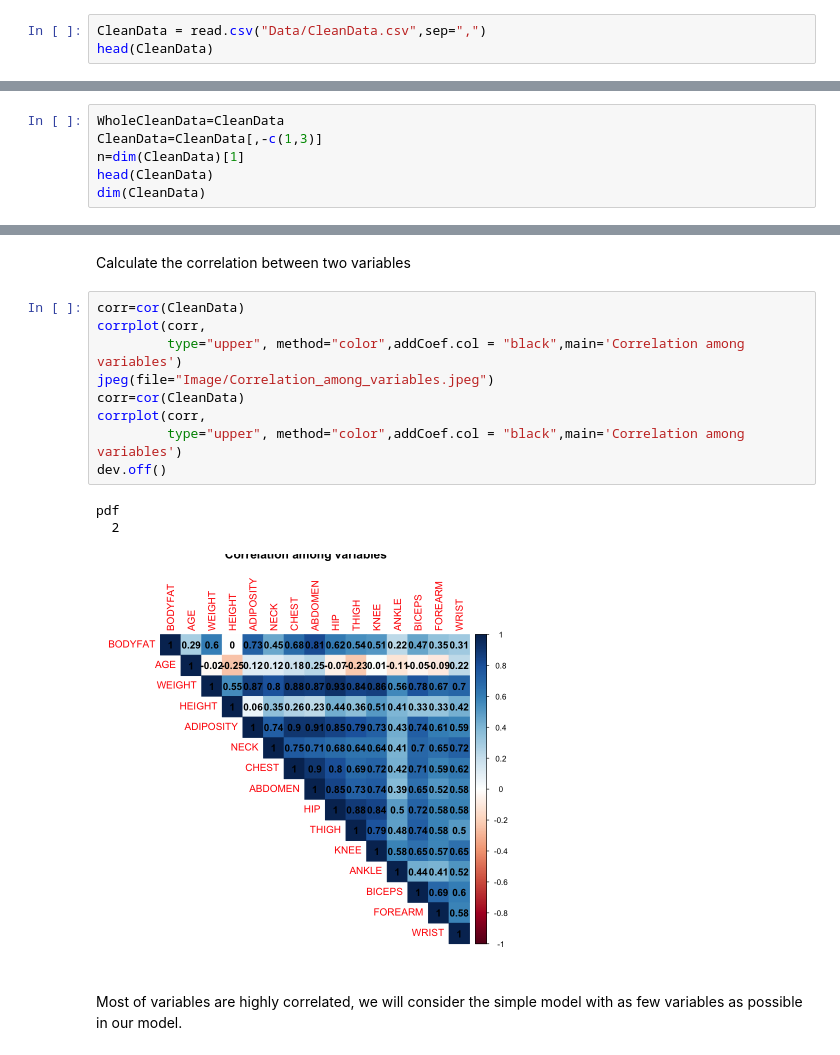
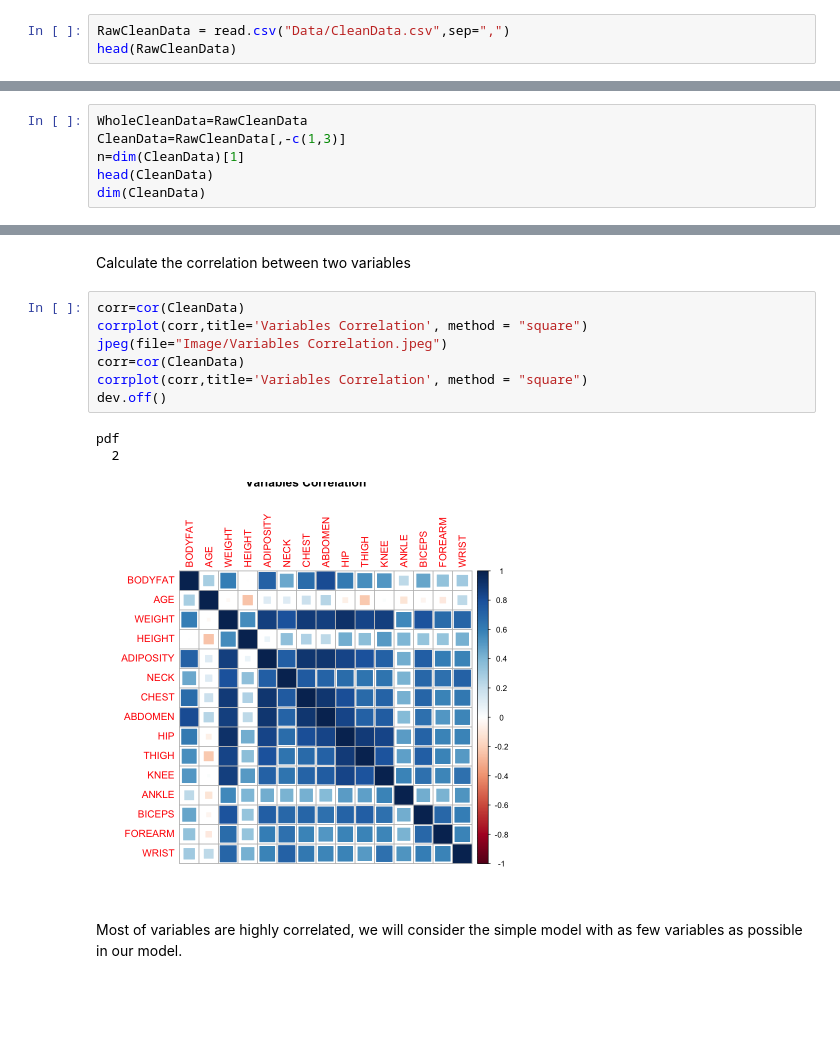
Before and after one commit to heitinamoranika/Module_2, a Jupyter notebook: Code/Module_2.ipynb, the cells around one changed output, grey strips where cells are left out. Drawn from its saved outputs; the diff is of its cells as text; blank space fills up the shorter version.

```diff
--- a/Code/Module_2.ipynb
+++ b/Code/Module_2.ipynb
@@ -660,6 +791,6 @@ Input our CleanData, and we will not use DENSITY in our following steps
 # %%
-CleanData = read.csv("Data/CleanData.csv",sep=",")
-head(CleanData)
+RawCleanData = read.csv("Data/CleanData.csv",sep=",")
+head(RawCleanData)
 # %% [output]
 A data.frame: 6 × 17
 |  | IDNO | BODYFAT | DENSITY | AGE | WEIGHT | HEIGHT | ADIPOSITY | NECK | CHEST | ABDOMEN | HIP | ... |
@@ -673,6 +806,6 @@ A data.frame: 6 × 17
 # %%
-WholeCleanData=CleanData
-CleanData=CleanData[,-c(1,3)]
+WholeCleanData=RawCleanData
+CleanData=RawCleanData[,-c(1,3)]
 n=dim(CleanData)[1]
 head(CleanData)
 dim(CleanData)
@@ -693,17 +826,15 @@ A data.frame: 6 × 15
 Calculate the correlation between two variables
 # %%
 corr=cor(CleanData)
-corrplot(corr,
-         type="upper", method="color",addCoef.col = "black",main='Correlation among variables')
-jpeg(file="Image/Correlation_among_variables.jpeg")
+corrplot(corr,title='Variables Correlation', method = "square")
+jpeg(file="Image/Variables Correlation.jpeg")
 corr=cor(CleanData)
-corrplot(corr,
-         type="upper", method="color",addCoef.col = "black",main='Correlation among variables')
+corrplot(corr,title='Variables Correlation', method = "square")
 dev.off()
 # %% [output]
 pdf
   2
-[figure, old version]
+[figure, new version]
 # %% [markdown]
 Most of variables are highly correlated, we will consider the simple model with as few variables as possible in our model.
 # %% [markdown]
```
Also changed, not shown: parts of 74 cells of this notebook, 31 other files.
